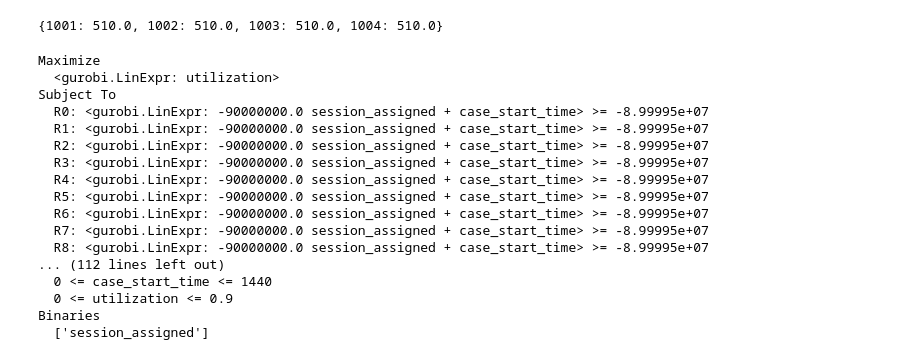
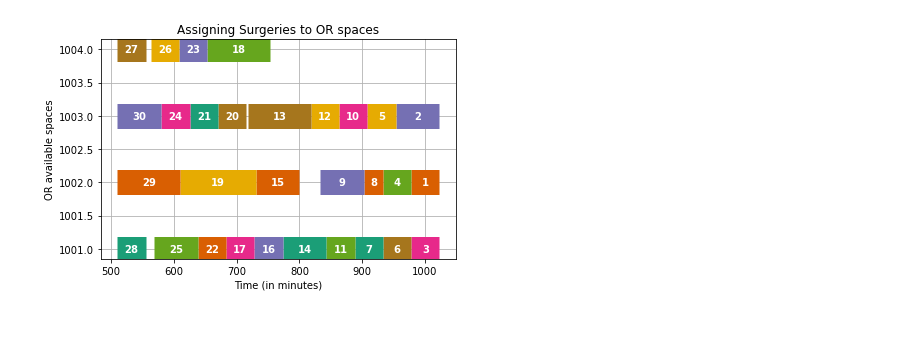
Before and after one commit to Ojasvi-97/Scheduling_LP_Project, a Jupyter notebook: gurobi_lp.ipynb, the cells around one changed output. Cells and saved outputs as stored; diff of their text form; code cells hidden in the pictures; blank space fills up the shorter version.

```diff
--- a/gurobi_lp.ipynb
+++ b/gurobi_lp.ipynb
@@ -86,3 +69,0 @@ model.addConstrs((B[c] >= session_start_time[s] - (1 - A[(c,s)])*M for c,s in ta
-# %%
-# constraint 2: case end time must be before end time of OR session
-model.addConstrs((B[c] + case_duration[c] <= session_start_time[s] + session_duration[s] + (1-A[(c,s)])*M for c,s in tasks), name="c2")
@@ -107,7 +69,0 @@ model.addConstrs((B[c] + case_duration[c] <= session_start_time[s] + session_dur
-# %%
-# constraint 3: only one OR session per case (surgery entries need to be made scheduled only once)
-for c in cases:
-    model.addConstr((sum(A[(c,s)] for s in sessions) <= 1), "c3")
-# %%
-# constraint 4: surgeries have to be performed before their deadline
-model.addConstrs((session_dates[s] <= case_deadlines[c] + (1-A[(c,s)])*M for c,s in tasks), name="c4")
@@ -152,3 +69,0 @@ for c1, c2, s in disjunctions:
-# %%
-# constraint 6: linking utilization to # of cases assigned
-model.addConstrs((C[s] == (1 / session_duration[s]) * sum(A[c,s] for c in cases) for s in sessions), name="c6")
@@ -206,24 +152,42 @@ print(model.objVal)
-# %%
-session_start_time
-# %% [output]
-{1001: 510.0, 1002: 510.0, 1003: 510.0, 1004: 510.0}
-# %%
-model.display()
-# %% [output]
-Maximize
-  <gurobi.LinExpr: utilization>
-Subject To
-  R0: <gurobi.LinExpr: -90000000.0 session_assigned + case_start_time> >= -8.99995e+07
-  R1: <gurobi.LinExpr: -90000000.0 session_assigned + case_start_time> >= -8.99995e+07
-  R2: <gurobi.LinExpr: -90000000.0 session_assigned + case_start_time> >= -8.99995e+07
-  R3: <gurobi.LinExpr: -90000000.0 session_assigned + case_start_time> >= -8.99995e+07
-  R4: <gurobi.LinExpr: -90000000.0 session_assigned + case_start_time> >= -8.99995e+07
-  R5: <gurobi.LinExpr: -90000000.0 session_assigned + case_start_time> >= -8.99995e+07
-  R6: <gurobi.LinExpr: -90000000.0 session_assigned + case_start_time> >= -8.99995e+07
-  R7: <gurobi.LinExpr: -90000000.0 session_assigned + case_start_time> >= -8.99995e+07
-  R8: <gurobi.LinExpr: -90000000.0 session_assigned + case_start_time> >= -8.99995e+07
-... (112 lines left out)
-  0 <= case_start_time <= 1440
-  0 <= utilization <= 0.9
-Binaries
-  ['session_assigned']
+# %%
+results = [{"Surgery": c,
+            "Space": s,
+            "Space Date": space_dates[s],
+            "Case Deadline": surgery_deadlines[c],
+            "Days before deadline": surgery_deadlines[c] - space_dates[s],
+            "Start": B[c].x,
+            "Assignment": A[c, s].x}
+           for (c, s) in tasks]
+
+df_times = pd.DataFrame(results)
+
+df = df_times[df_times["Assignment"] == 1]
+surgeries = sorted(list(df['Surgery'].unique()))
+spaces = sorted(list(df['Space'].unique()))
+
+bar_style = {'alpha': 1.0, 'lw': 25, 'solid_capstyle': 'butt'}
+text_style = {'color': 'white', 'weight': 'bold', 'ha': 'center', 'va': 'center'}
+colors = cm.Dark2.colors
+
+df.sort_values(by=['Case', 'Session'])
+df.set_index(['Case', 'Session'], inplace=True)
+
+fig, ax = plt.subplots(1, 1)
+for c_ix, c in enumerate(surgeries, 1):
+    for s_ix, s in enumerate(spaces, 1):
+        if (c, s) in df.index:
+            xs = df.loc[(c, s), 'Start']
+            xf = df.loc[(c, s), 'Start'] + \
+                 df_surgeries[df_cases["CaseID"] == c]["Expected Duration"]
+            ax.plot([xs, xf], [s] * 2, c=colors[c_ix % 7], **bar_style)
+            ax.text((xs + xf) / 2, s, c, **text_style)
+
+ax.set_title('Assigning Surgeries to OR spaces')
+ax.set_xlabel('Time (in minutes)')
+ax.set_ylabel('OR available spaces')
+ax.grid(True)
+
+fig.tight_layout()
+plt.show()
+# %% [output]
+[figure, added]
```
Also changed, not shown: parts of 15 cells of this notebook, 2 other files.
